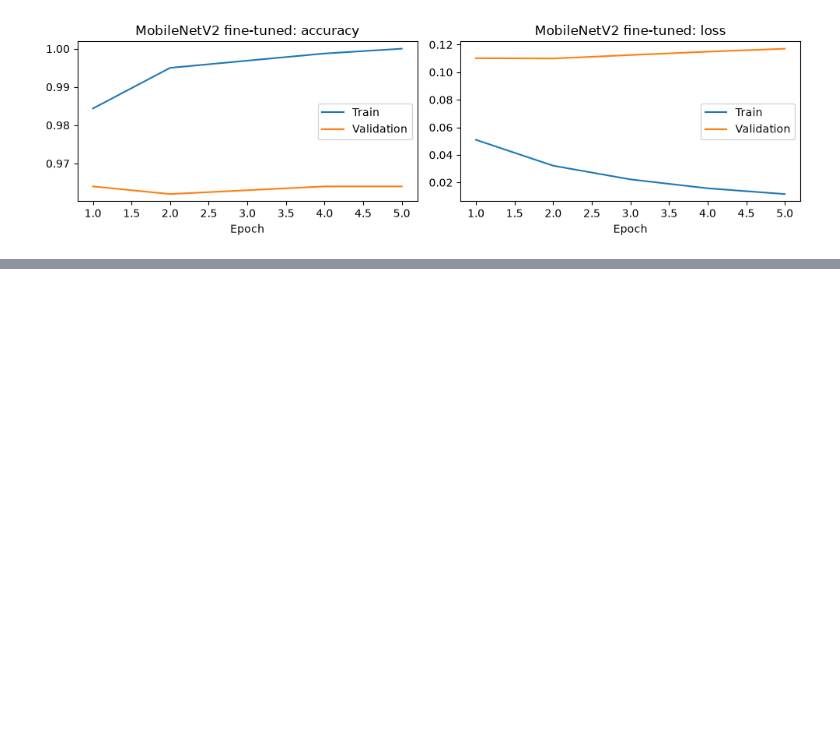
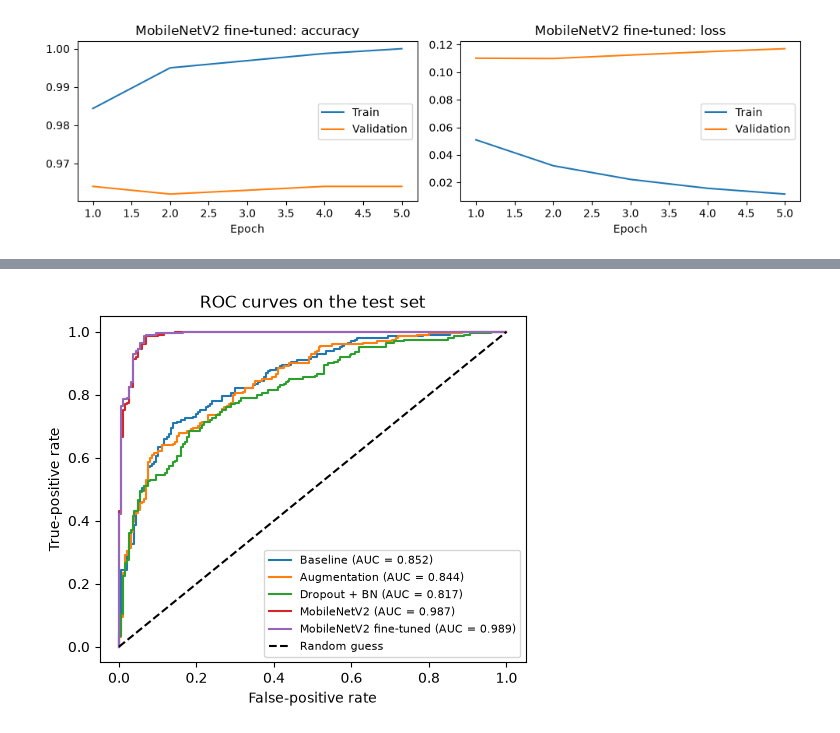
Before and after one commit to Vectra777/Projet-ia-it, a Jupyter notebook: cats_dogs_cnn.ipynb, the cells around one changed output, grey strips where cells are left out. Saved outputs shown, nothing was run; the diff lists cells and outputs as text; code cells hidden in the pictures; blank space fills up the shorter version.

```diff
--- a/cats_dogs_cnn.ipynb
+++ b/cats_dogs_cnn.ipynb
@@ -365,0 +405,10 @@ Epoch 5/5
+# %%
+plt.figure(figsize=(5.5, 4.5))
+for name, p in probabilities.items():
+    fpr, tpr, _ = roc_curve(y_test, p)
+    plt.plot(fpr, tpr, label=f'{name} (AUC = {auc(fpr, tpr):.3f})')
+plt.plot([0, 1], [0, 1], 'k--', label='Random guess')
+plt.xlabel('False-positive rate'); plt.ylabel('True-positive rate'); plt.title('ROC curves on the test set')
+plt.legend(fontsize=8); plt.show()
+# %% [output]
+[figure, added]
```
Also changed, not shown: parts of 3 cells of this notebook.
